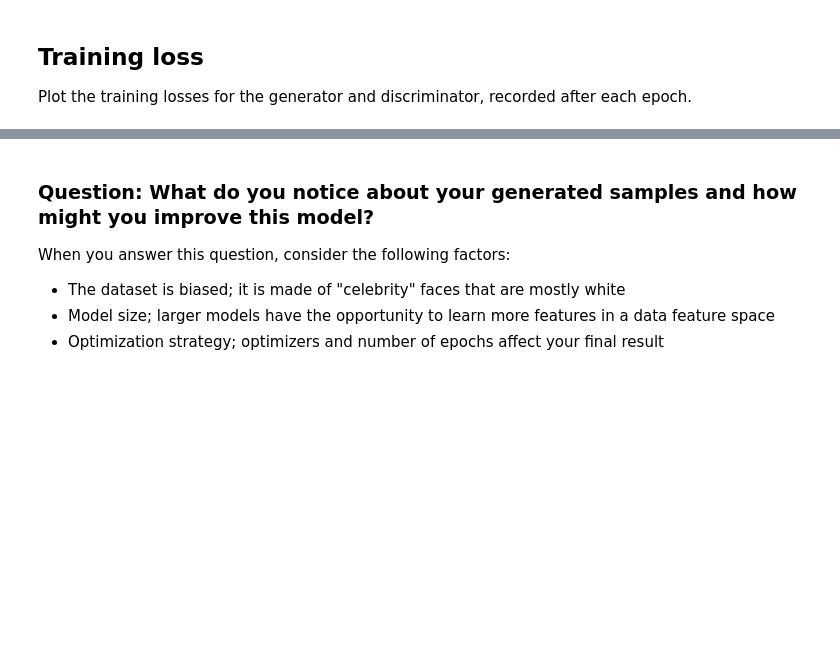
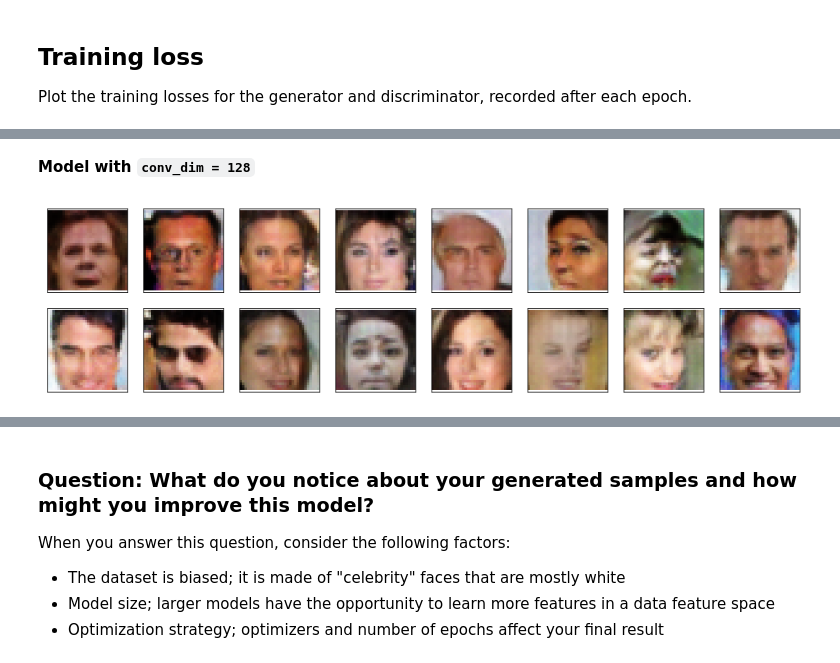
Before and after one commit to picost/udl_facegeneration_project, a Jupyter notebook: dlnd_face_generation.ipynb, the cells around one changed output, grey strips where cells are left out. Saved outputs shown, nothing was run; the diff lists cells and outputs as text; code cells hidden in the pictures; blank space fills up the shorter version.

```diff
--- a/dlnd_face_generation.ipynb
+++ b/dlnd_face_generation.ipynb
@@ -629,0 +687,9 @@ _ = view_samples(-1, samples)
+# %% [markdown]
+**Model with `conv_dim = 128`**
+# %%
+# Load samples from generator, taken while training
+with open('train_samples_128.pkl', 'rb') as f:
+    samples = pkl.load(f)
+    _ = view_samples(-1, samples)
+# %% [output]
+[figure, added]
```
Also changed, not shown: parts of 50 cells of this notebook.
